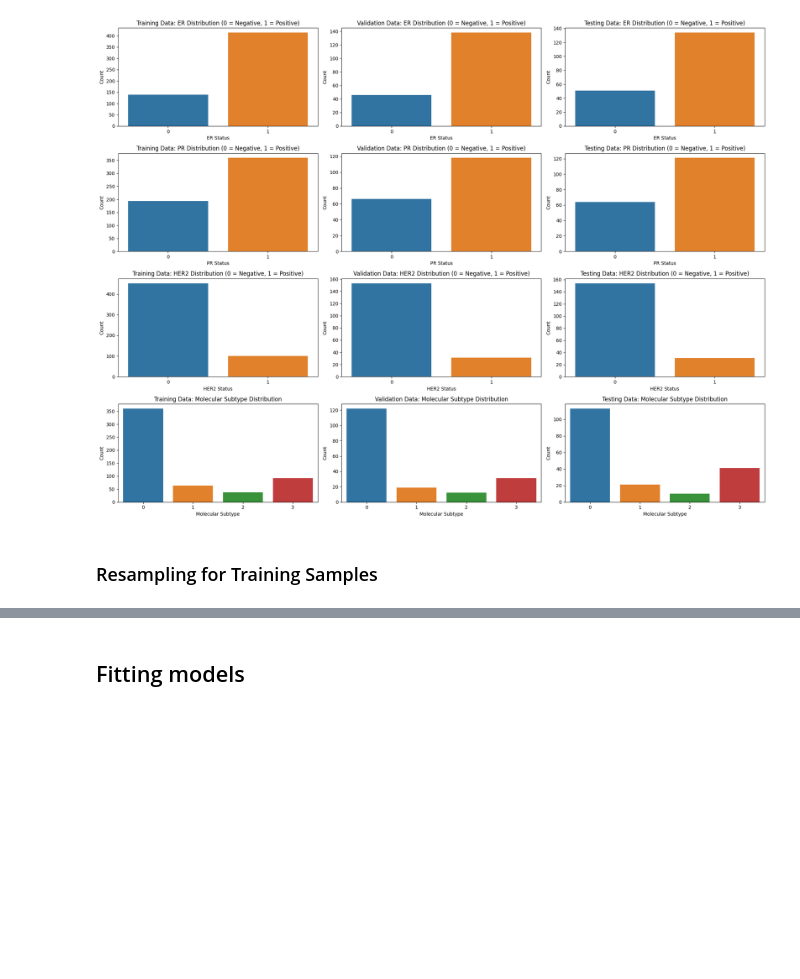
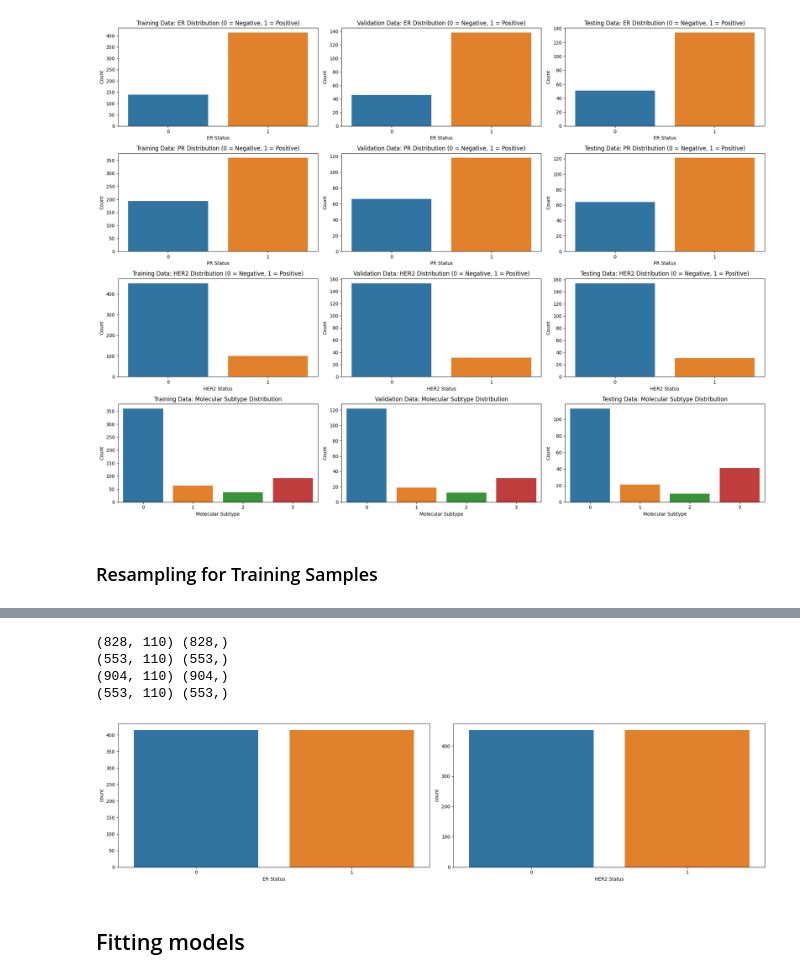
Before and after one commit to breast-cancer-detection-with-mri-images/Breast-Cancer-Subtype-from-MRI, a Jupyter notebook: 4.1. ML Modelling/ML Models Preprocessing/Unified Script with Preprocessing and Tuning.ipynb, the cells around one changed output, grey strips where cells are left out. Cells and saved outputs as stored; diff of their text form; code cells hidden in the pictures; blank space fills up the shorter version.

```diff
--- a/4.1. ML Modelling/ML Models Preprocessing/Unified Script with Preprocessing and Tuning.ipynb
+++ b/4.1. ML Modelling/ML Models Preprocessing/Unified Script with Preprocessing and Tuning.ipynb
@@ -322,3 +279,53 @@ print(x_sampled_mol.shape)
+# %%
+# Resampling the training data to balance the dataset using SMOTE
+
+from imblearn.over_sampling import SMOTE
+
+def resample_data_smote(x, y):
+    sm = SMOTE(random_state = SEED)
+    x_res, y_res = sm.fit_resample(x, y)
+    return x_res, y_res
+
+train_x_er_sam, train_y_er_sam = resample_data_smote(train_x_er, train_y_er)
+# train_x_pr_sam, train_y_pr_sam = resample_data_smote(train_x_pr, train_y_pr)
+train_x_her2_sam, train_y_her2_sam = resample_data_smote(train_x_her2, train_y_her2)
+# train_x_mol_subtype_sam, train_y_mol_subtype_sam = resample_data_smote(train_x_mol_subtype, train_y_mol_subtype)
+# %%
+train_x_er = train_x_er_sam.copy()
+train_y_er = train_y_er_sam.copy()
+
+# train_x_pr = train_x_pr_sam.copy()
+# train_y_pr = train_y_pr_sam.copy()
+
+train_x_her2 = train_x_her2_sam.copy()
+train_y_her2 = train_y_her2_sam.copy()
+
+# train_x_mol_subtype = train_x_mol_subtype_sam.copy()
+# train_y_mol_subtype = train_y_mol_subtype_sam.copy()
+
+print(train_x_er.shape, train_y_er.shape)
+print(train_x_pr.shape, train_y_pr.shape)
+print(train_x_her2.shape, train_y_her2.shape)
+print(train_x_mol_subtype.shape, train_y_mol_subtype.shape)
+# %% [output]
+(828, 110) (828,)
+(553, 110) (553,)
+(904, 110) (904,)
+(553, 110) (553,)
+# %%
+# Plotting the distribution of the resampled data
+
+fig, axes = plt.subplots(1, 2, figsize=(20, 5))
+sns.countplot(x=train_y_er, ax=axes[0])
+axes[0].set_xlabel('ER Status')
+
+sns.countplot(x=train_y_her2, ax=axes[1])
+axes[1].set_xlabel('HER2 Status')
+
+plt.tight_layout()
+plt.show()
+# %% [output]
+[figure, added]
 # %% [markdown]
 ## Fitting models
 # %%
```
Also changed, not shown: parts of 8 cells of this notebook, 11 other files.
